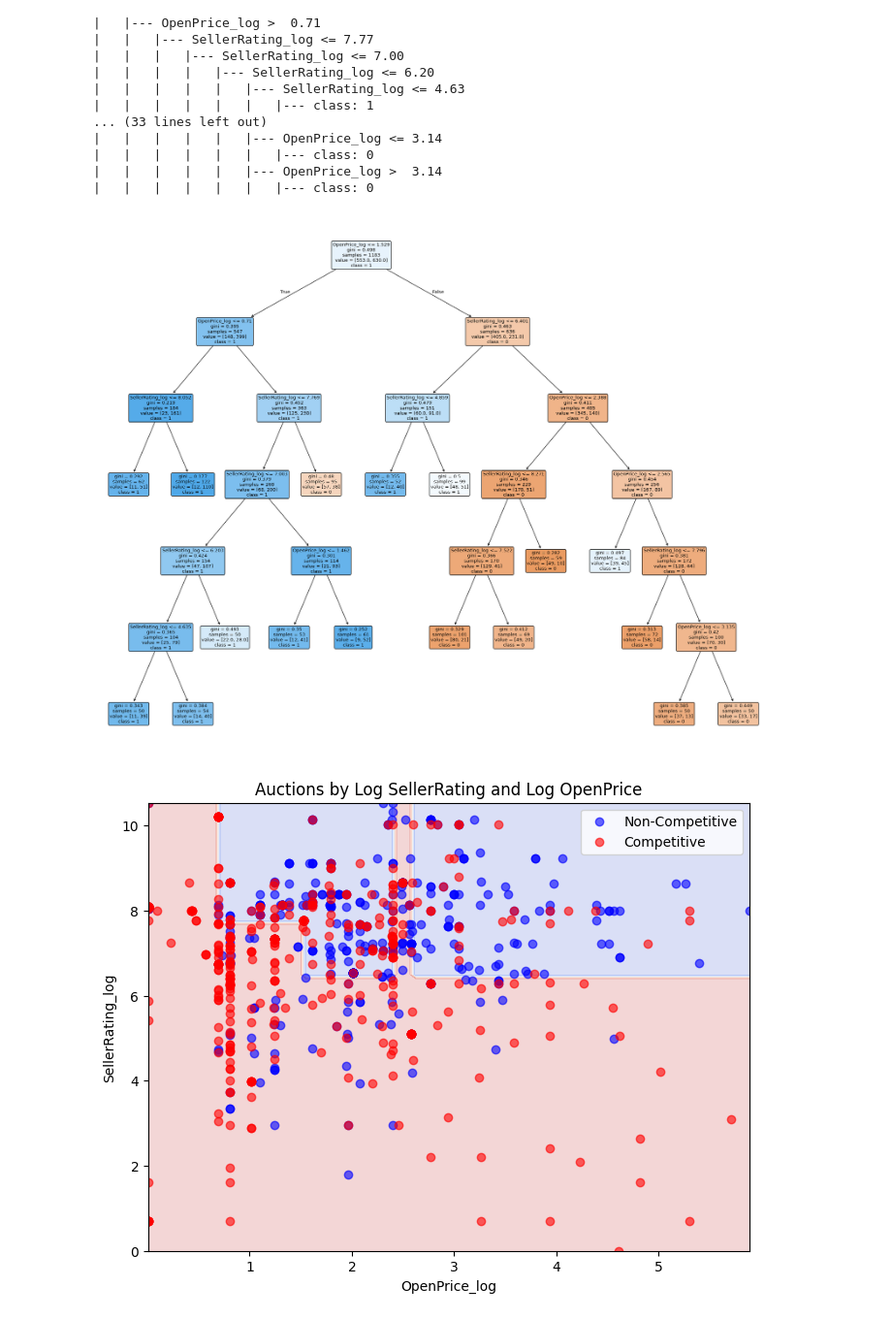
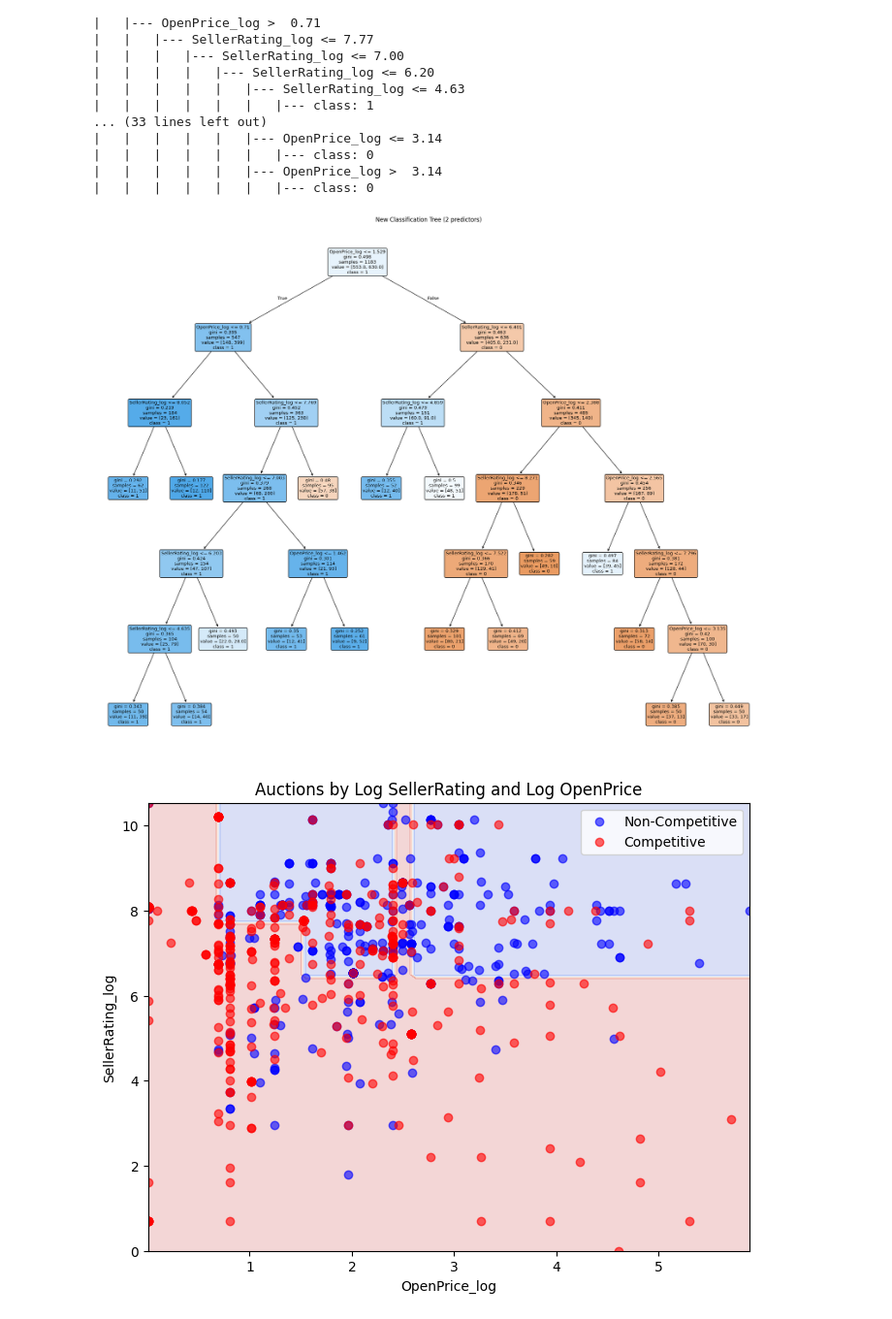
Before and after one commit to sanjxksl/RSM8413_Team17_Asg1, a Jupyter notebook: Team_17_Assignment1_complete.ipynb, the cells around one changed output. Shown at 97% size. Drawn from its saved outputs; the diff is of its cells as text; code cells hidden in the pictures.

```diff
--- a/Team_17_Assignment1_complete.ipynb
+++ b/Team_17_Assignment1_complete.ipynb
@@ -422,11 +439,12 @@ print(text_representation)
 # %%
 fig = plt.figure(figsize=(25,20))
 tree.plot_tree(newClassTree, feature_names=feature_names, class_names=class_names,
               rounded=True, filled=True)
 %matplotlib inline
+plt.title("New Classification Tree (2 predictors)")
 plt.show()
 # %% [output]
-[figure, old version]
+[figure, new version]
 # %%
 # Decision Tree boundary over scatter plot
 x1 = X_test["OpenPrice_log"]
```
Also changed, not shown: parts of 9 cells of this notebook, 1 other file.
